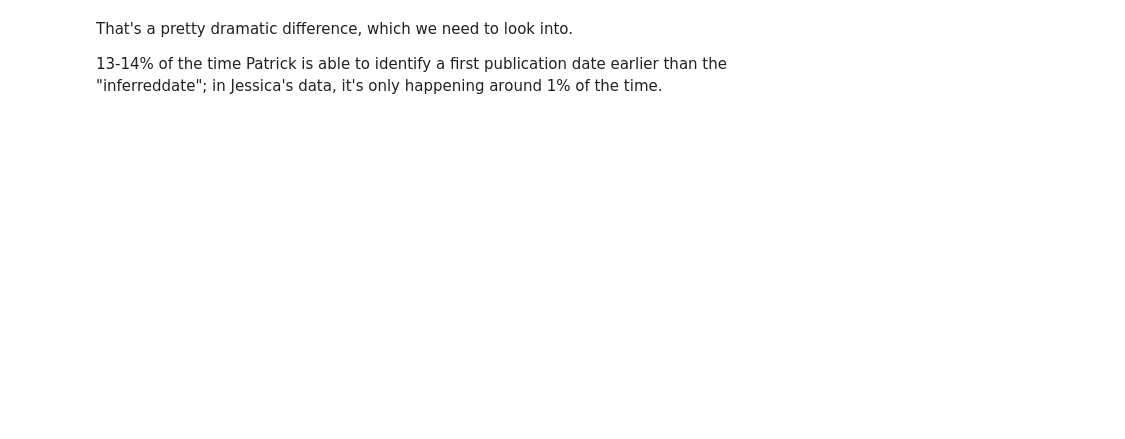
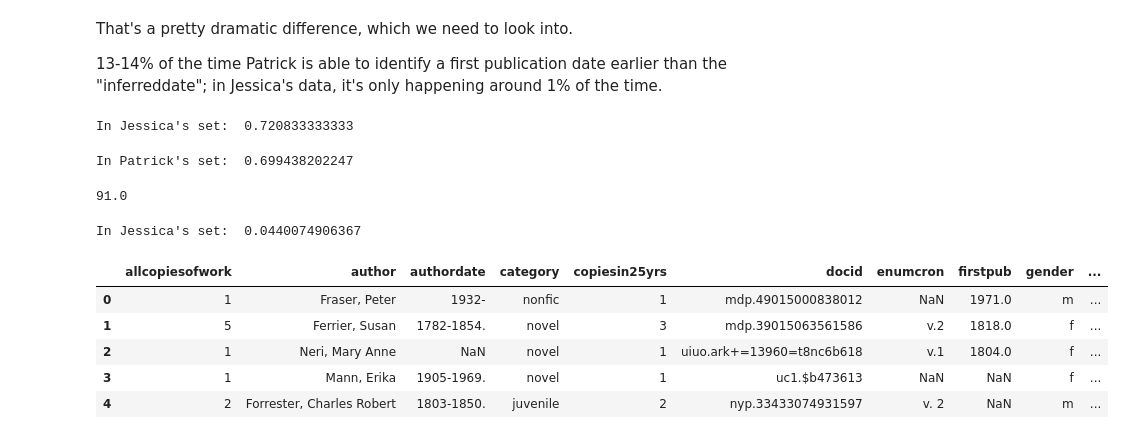
Before and after one commit to tedunderwood/meta2018, a Jupyter notebook: initial_data_exploration.ipynb, the cells around one changed output. Saved outputs shown, nothing was run; the diff lists cells and outputs as text; code cells hidden in the pictures; blank space fills up the shorter version.

```diff
--- a/initial_data_exploration.ipynb
+++ b/initial_data_exploration.ipynb
@@ -245,3 +246,34 @@ In Patrick's set:  0.135828877005
 That's a pretty dramatic difference, which we need to look into.
 
 13-14% of the time Patrick is able to identify a first publication date earlier than the "inferreddate"; in Jessica's data, it's only happening around 1% of the time.
+# %%
+#### what percentage novel?
+
+j_pct = sum(j.category == 'novel') / sum(~pd.isnull(j.category))
+print("In Jessica's set: ", j_pct)
+# %% [output]
+In Jessica's set:  0.720833333333
+# %%
+p_pct = sum(p.category == 'novel') / sum(~pd.isnull(p.category))
+print("In Patrick's set: ", p_pct)
+# %% [output]
+In Patrick's set:  0.699438202247
+# %%
+.7 * 130
+# %% [output]
+91.0
+# %%
+j_pct = sum(p.category == 'reprint') / sum(~pd.isnull(p.category))
+print("In Jessica's set: ", j_pct)
+# %% [output]
+In Jessica's set:  0.0440074906367
+# %%
+all = pd.concat([j, p])
+all.head()
+# %% [output]
+|  | allcopiesofwork | author | authordate | category | copiesin25yrs | docid | enumcron | firstpub | gender | ... |
+| 0 | 1 | Fraser, Peter | 1932- | nonfic | 1 | mdp.49015000838012 | NaN | 1971.0 | m | ... |
+| 1 | 5 | Ferrier, Susan | 1782-1854. | novel | 3 | mdp.39015063561586 | v.2 | 1818.0 | f | ... |
+| 2 | 1 | Neri, Mary Anne | NaN | novel | 1 | uiuo.ark+=13960=t8nc6b618 | v.1 | 1804.0 | f | ... |
+| 3 | 1 | Mann, Erika | 1905-1969. | novel | 1 | uc1.$b473613 | NaN | NaN | f | ... |
+| 4 | 2 | Forrester, Charles Robert | 1803-1850. | juvenile | 2 | nyp.33433074931597 | v. 2 | NaN | m | ... |
```
Also changed, not shown: parts of 13 cells of this notebook, 4 other files.
